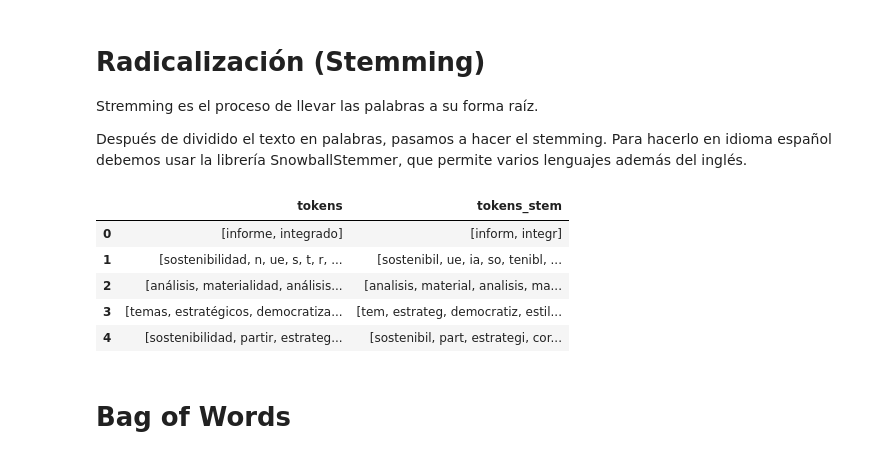
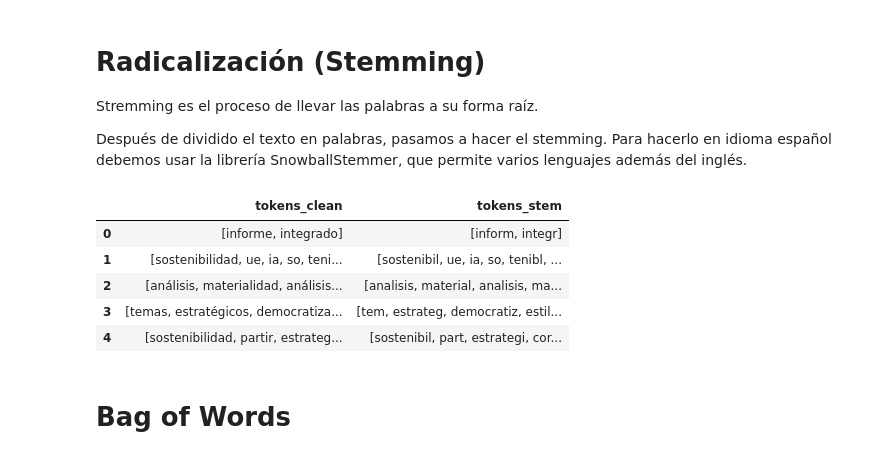
Before and after one commit to ibonetc/Data_Analytics, a Jupyter notebook: NLP/Procesamiento_de_Lenguaje_Natural.ipynb, the cells around one changed output. Saved outputs shown, nothing was run; the diff lists cells and outputs as text; code cells hidden in the pictures.

```diff
--- a/NLP/Procesamiento_de_Lenguaje_Natural.ipynb
+++ b/NLP/Procesamiento_de_Lenguaje_Natural.ipynb
@@ -514,3 +514,5 @@ mostcommon_words
 from nltk import bigrams
 import networkx as nx
 from nltk.util import ngrams
+# %%
+df_clean['text_clean']=df_clean['tokens_clean'].apply(lambda tokens: ' '.join(t for t in tokens))
@@ -517,4 +535,4 @@ from nltk.util import ngrams
 # %%
-text = ' '.join(txt for txt in df_clean.content)
+text = ' '.join(txt for txt in df_clean.text_clean)
 text
 # %% [output]
@@ -684,5 +699,5 @@ inf ormación sobr nutr ición infantil ” leonardo mengual wayúinforme
  ['wayúinforme'],
  ['integrado']]
 # %%
-df_clean['lemmas'] = df_clean.content.apply(lambda text: [tok.lemma_ for tok in nlp(text)])
+df_clean['lemmas'] = df_clean.text_clean.apply(lambda text: [tok.lemma_ for tok in nlp(text)])
 # %%
@@ -745,13 +760,13 @@ from nltk.stem.snowball import SnowballStemmer ## Para poder hacerlo con idiomas
 # %%
 stemmer_spanish = SnowballStemmer("spanish")
 # %%
-df_clean['tokens_stem'] = df_clean['tokens'].apply(lambda text: [s for s in [stemmer_spanish.stem(i) for i in text] if s.isalpha() and len(s) > 1])
+df_clean['tokens_stem'] = df_clean['tokens_clean'].apply(lambda text: [s for s in [stemmer_spanish.stem(i) for i in text] if s.isalpha() and len(s) > 1])
 # %%
-df_clean[['tokens','tokens_stem']].head(5)
+df_clean[['tokens_clean','tokens_stem']].head(5)
 # %% [output]
-|  | tokens | tokens_stem |
+|  | tokens_clean | tokens_stem |
 | 0 | [informe, integrado] | [inform, integr] |
-| 1 | [sostenibilidad, n, ue, s, t, r, ... | [sostenibil, ue, ia, so, tenibl, ... |
+| 1 | [sostenibilidad, ue, ia, so, teni... | [sostenibil, ue, ia, so, tenibl, ... |
 | 2 | [análisis, materialidad, análisis... | [analisis, material, analisis, ma... |
 | 3 | [temas, estratégicos, democratiza... | [tem, estrateg, democratiz, estil... |
 | 4 | [sostenibilidad, partir, estrateg... | [sostenibil, part, estrategi, cor... |
```
Also changed, not shown: parts of 11 cells of this notebook.
